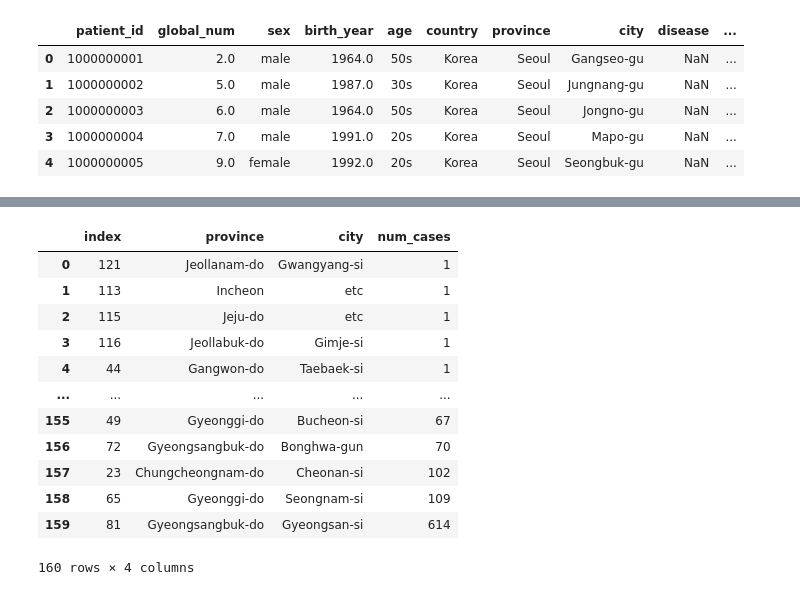
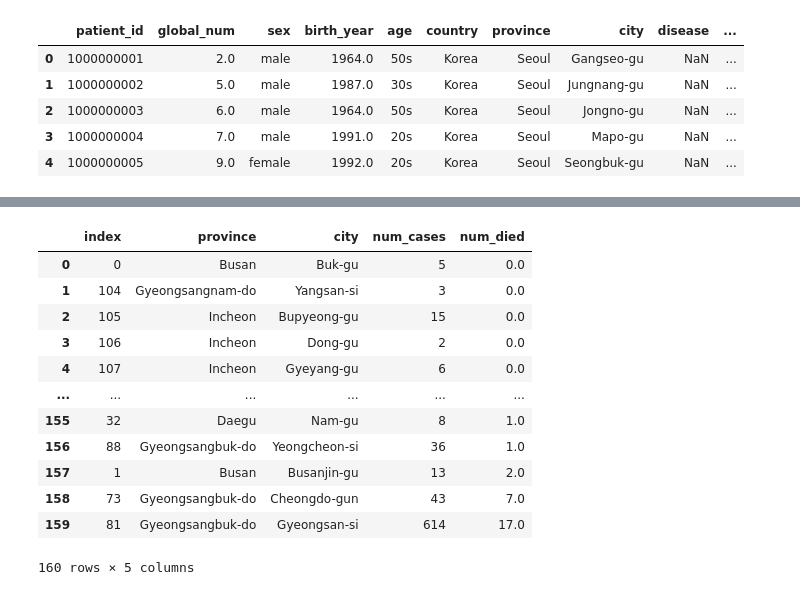
Before and after one commit to Nickjgniklu/FinalProject-CS6830, a Jupyter notebook: RegionsNick.ipynb, the cells around one changed output, grey strips where cells are left out. Saved outputs shown, nothing was run; the diff lists cells and outputs as text; code cells hidden in the pictures.

```diff
--- a/RegionsNick.ipynb
+++ b/RegionsNick.ipynb
@@ -102,6 +126,3 @@ patients.head()
 | 2 | 1000000003 | 6.0 | male | 1964.0 | 50s | Korea | Seoul | Jongno-gu | NaN | ... |
 | 3 | 1000000004 | 7.0 | male | 1991.0 | 20s | Korea | Seoul | Mapo-gu | NaN | ... |
 | 4 | 1000000005 | 9.0 | female | 1992.0 | 20s | Korea | Seoul | Seongbuk-gu | NaN | ... |
-# %%
-patients["deceased_date"]=patients["deceased_date"].fillna(0)
-patients.head()
@@ -114,0 +129,4 @@ patients.head()
+# %%
+
+patients["died"]=patients.state=="deceased"
+display(patients.head())
@@ -115,19 +140,19 @@ patients.head()
 # %%
 
-RegionTotals = patients.groupby(['province','city']).agg(num_cases=('patient_id', 'count')).reset_index()
-RegionTotals.sort_values(by=['num_cases']).reset_index()
+RegionTotals = patients.groupby(['province','city']).agg(num_cases=('patient_id', 'count'),num_died=('died', 'sum')).reset_index()
+RegionTotals.sort_values(by=['num_died']).reset_index()
 # %% [output]
-|  | index | province | city | num_cases |
-| 0 | 121 | Jeollanam-do | Gwangyang-si | 1 |
-| 1 | 113 | Incheon | etc | 1 |
-| 2 | 115 | Jeju-do | etc | 1 |
-| 3 | 116 | Jeollabuk-do | Gimje-si | 1 |
-| 4 | 44 | Gangwon-do | Taebaek-si | 1 |
-| ... | ... | ... | ... | ... |
-| 155 | 49 | Gyeonggi-do | Bucheon-si | 67 |
-| 156 | 72 | Gyeongsangbuk-do | Bonghwa-gun | 70 |
-| 157 | 23 | Chungcheongnam-do | Cheonan-si | 102 |
-| 158 | 65 | Gyeonggi-do | Seongnam-si | 109 |
-| 159 | 81 | Gyeongsangbuk-do | Gyeongsan-si | 614 |
+|  | index | province | city | num_cases | num_died |
+| 0 | 0 | Busan | Buk-gu | 5 | 0.0 |
+| 1 | 104 | Gyeongsangnam-do | Yangsan-si | 3 | 0.0 |
+| 2 | 105 | Incheon | Bupyeong-gu | 15 | 0.0 |
+| 3 | 106 | Incheon | Dong-gu | 2 | 0.0 |
+| 4 | 107 | Incheon | Gyeyang-gu | 6 | 0.0 |
+| ... | ... | ... | ... | ... | ... |
+| 155 | 32 | Daegu | Nam-gu | 8 | 1.0 |
+| 156 | 88 | Gyeongsangbuk-do | Yeongcheon-si | 36 | 1.0 |
+| 157 | 1 | Busan | Busanjin-gu | 13 | 2.0 |
+| 158 | 73 | Gyeongsangbuk-do | Cheongdo-gun | 43 | 7.0 |
+| 159 | 81 | Gyeongsangbuk-do | Gyeongsan-si | 614 | 17.0 |
-160 rows × 4 columns
+160 rows × 5 columns
 # %%
```
Also changed, not shown: parts of 13 cells of this notebook, 1 other file.
